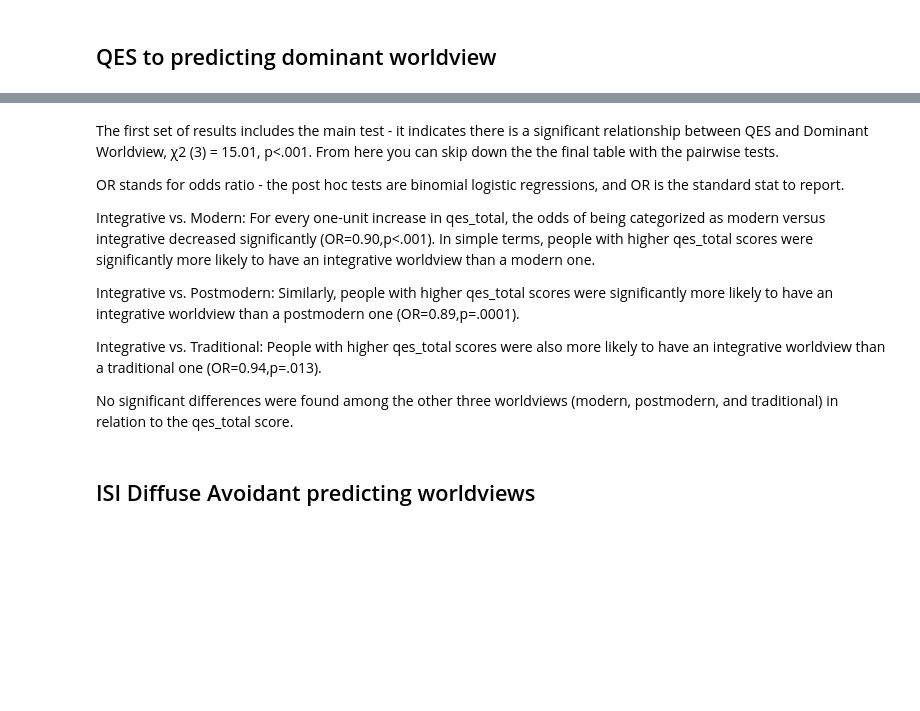
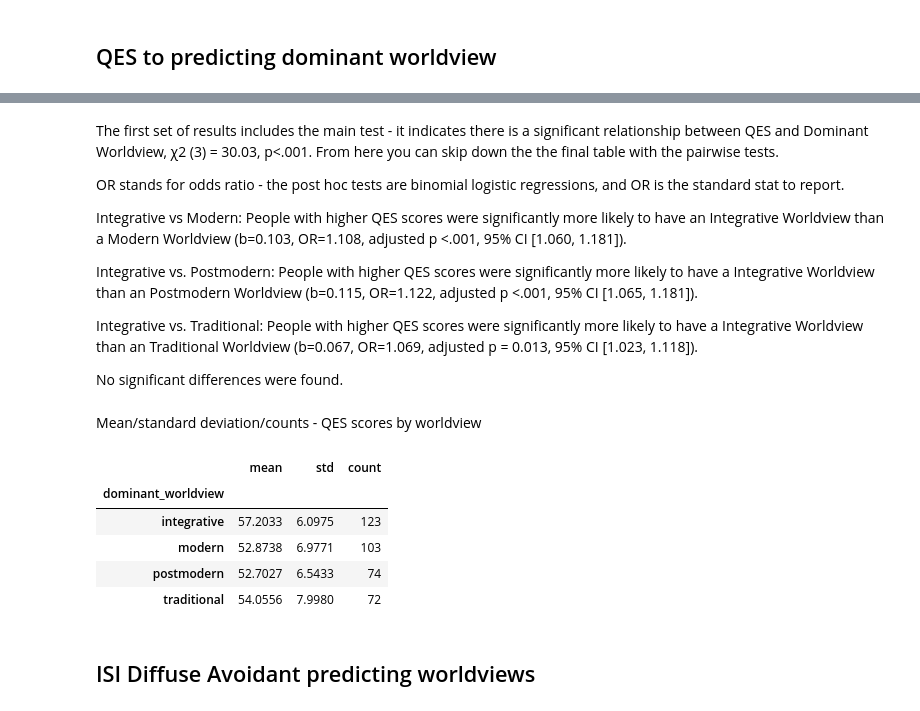
Before and after one commit to ReneeErnst/worldview-study, a Jupyter notebook: notebooks/analysis.ipynb, the cells around one changed output, grey strips where cells are left out. Saved outputs shown, nothing was run; the diff lists cells and outputs as text; code cells hidden in the pictures; blank space fills up the shorter version.

```diff
--- a/notebooks/analysis.ipynb
+++ b/notebooks/analysis.ipynb
@@ -1195,18 +1195,29 @@ Category Mapping:
 5   traditional vs. postmodern       0.0258      0.0231   1.1174      1.0261           0.9807           1.0737                  0.7915
 ----------------------------------------------------------------------
 # %% [markdown]
-The first set of results includes the main test - it indicates there is a significant relationship between QES and Dominant Worldview, χ2 (3) = 15.01, p<.001.
+The first set of results includes the main test - it indicates there is a significant relationship between QES and Dominant Worldview, χ2 (3) = 30.03, p<.001.
 From here you can skip down the the final table with the pairwise tests.
 
 OR stands for odds ratio - the post hoc tests are binomial logistic regressions, and OR is the standard stat to report.
 
-Integrative vs. Modern: For every one-unit increase in qes_total, the odds of being categorized as modern versus integrative decreased significantly (OR=0.90,p<.001). In simple terms, people with higher qes_total scores were significantly more likely to have an integrative worldview than a modern one.
+Integrative vs Modern: People with higher QES scores were significantly more likely to have an Integrative Worldview than a Modern Worldview (b=0.103, OR=1.108, adjusted p <.001, 95% CI [1.060, 1.181]).
 
-Integrative vs. Postmodern: Similarly, people with higher qes_total scores were significantly more likely to have an integrative worldview than a postmodern one (OR=0.89,p=.0001).
+Integrative vs. Postmodern: People with higher QES scores were significantly more likely to have a Integrative Worldview than an Postmodern Worldview (b=0.115, OR=1.122, adjusted p <.001, 95% CI [1.065, 1.181]).
 
-Integrative vs. Traditional: People with higher qes_total scores were also more likely to have an integrative worldview than a traditional one (OR=0.94,p=.013).
+Integrative vs. Traditional: People with higher QES scores were significantly more likely to have a Integrative Worldview than an Traditional Worldview (b=0.067, OR=1.069, adjusted p = 0.013, 95% CI [1.023, 1.118]).
 
-No significant differences were found among the other three worldviews (modern, postmodern, and traditional) in relation to the qes_total score.
+No significant differences were found.
+# %% [markdown]
+Mean/standard deviation/counts - QES scores by worldview
+# %%
+df_worldview.groupby('dominant_worldview')['qes_total'].agg(['mean', 'std', 'count'])
+# %% [output]
+|  | mean | std | count |
+| dominant_worldview |  |  |  |
+| integrative | 57.2033 | 6.0975 | 123 |
+| modern | 52.8738 | 6.9771 | 103 |
+| postmodern | 52.7027 | 6.5433 | 74 |
+| traditional | 54.0556 | 7.9980 | 72 |
 # %% [markdown]
 ## ISI Diffuse Avoidant predicting worldviews
 # %%
```
Also changed, not shown: parts of 13 cells of this notebook, 1 other file.
